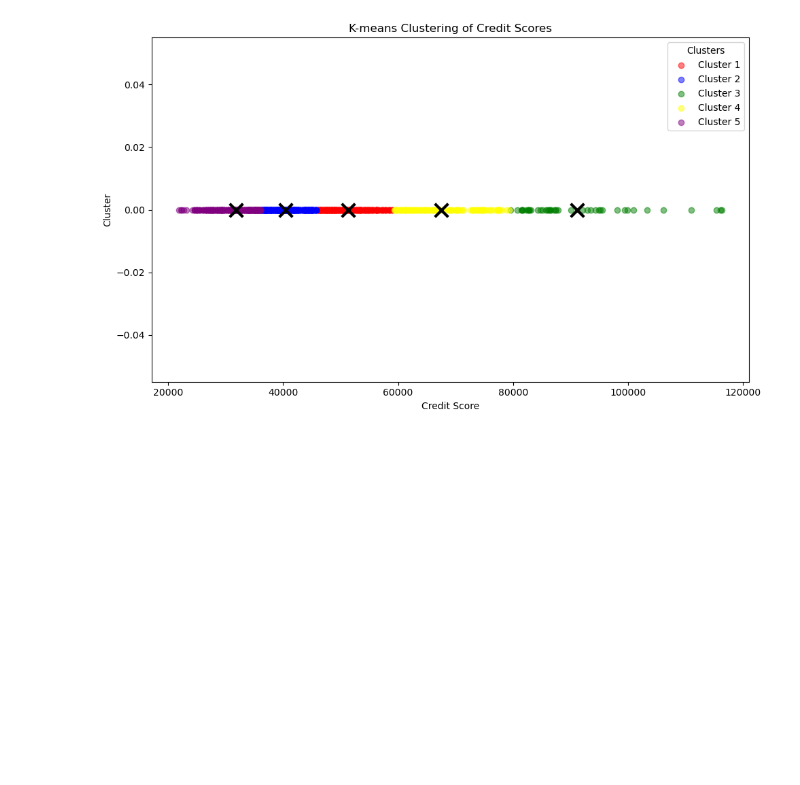
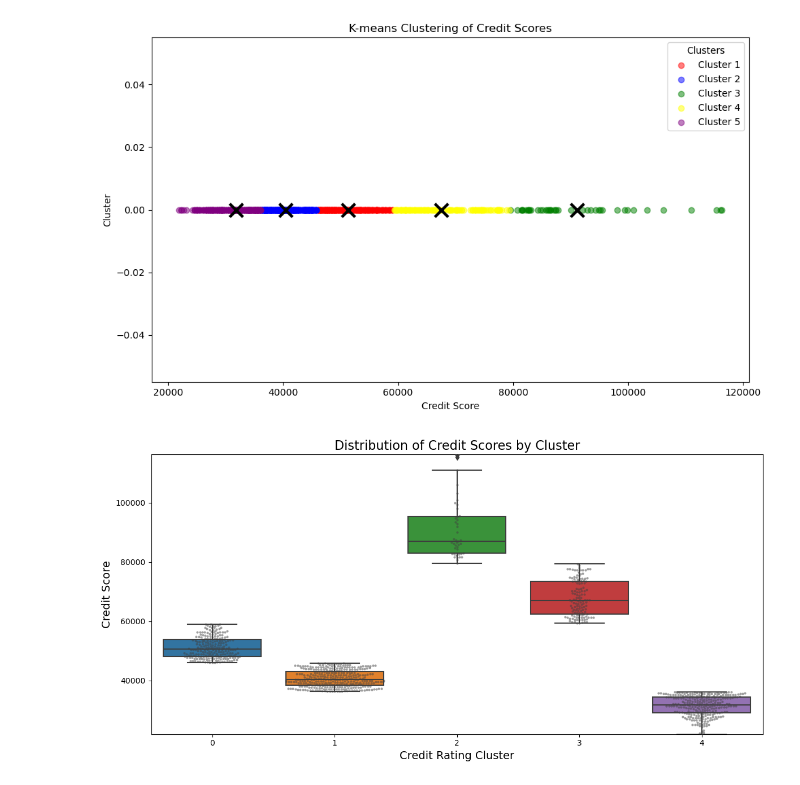
Before and after one commit to Binwen6/CCC, a Jupyter notebook: Code/Q4_K_Means.ipynb, the cells around one changed output. Cells and saved outputs as stored; diff of their text form; code cells hidden in the pictures; blank space fills up the shorter version.

```diff
--- a/Code/Q4_K_Means.ipynb
+++ b/Code/Q4_K_Means.ipynb
@@ -10,7 +10,7 @@ pd.set_option('display.max_columns', None)
 pd.set_option('display.max_rows', None)
 
 # 假设df是已经加载的包含信用得分的DataFrame，并且'credit_score'列包含信用得分
-df = pd.read_csv("../Data/german_credit_data_with_scores.csv")  # 将"your_data.csv"替换为你的数据文件名
+df = pd.read_csv("../Data/Q2_german_credit_data_with_scores.csv")  # 将"your_data.csv"替换为你的数据文件名
 
 # 假设'credit_score'是包含信用得分的列名
 X = df[['Credit_Score']]  # 选择信用得分列作为特征
@@ -88,3 +88,32 @@ plt.tight_layout()
 plt.show()
 # %% [output]
 [figure]
+# %%
+import seaborn as sns
+# 创建一个新的图形
+plt.figure(figsize=(12, 6))
+
+# 使用seaborn绘制箱线图
+sns.boxplot(x='Credit_Rating', y='Credit_Score', data=df)
+
+# 添加标题和标签
+plt.title('Distribution of Credit Scores by Cluster', fontsize=16)
+plt.xlabel('Credit Rating Cluster', fontsize=14)
+plt.ylabel('Credit Score', fontsize=14)
+
+# 调整y轴的范围，使其更贴近数据
+y_min = df['Credit_Score'].min() - 10
+y_max = df['Credit_Score'].max() + 10
+plt.ylim(y_min, y_max)
+
+# 为每个箱子添加数据点的散点图
+sns.swarmplot(x='Credit_Rating', y='Credit_Score', data=df, color=".25", size=3, alpha=0.5)
+
+# 保存图形
+plt.savefig('../Data/Q4_kmeans_credit_scores_boxplot.png', dpi=300, bbox_inches='tight')
+
+# 显示图形
+plt.tight_layout()
+plt.show()
+# %% [output]
+[figure, added]
```
Also changed, not shown: 3 other files.
